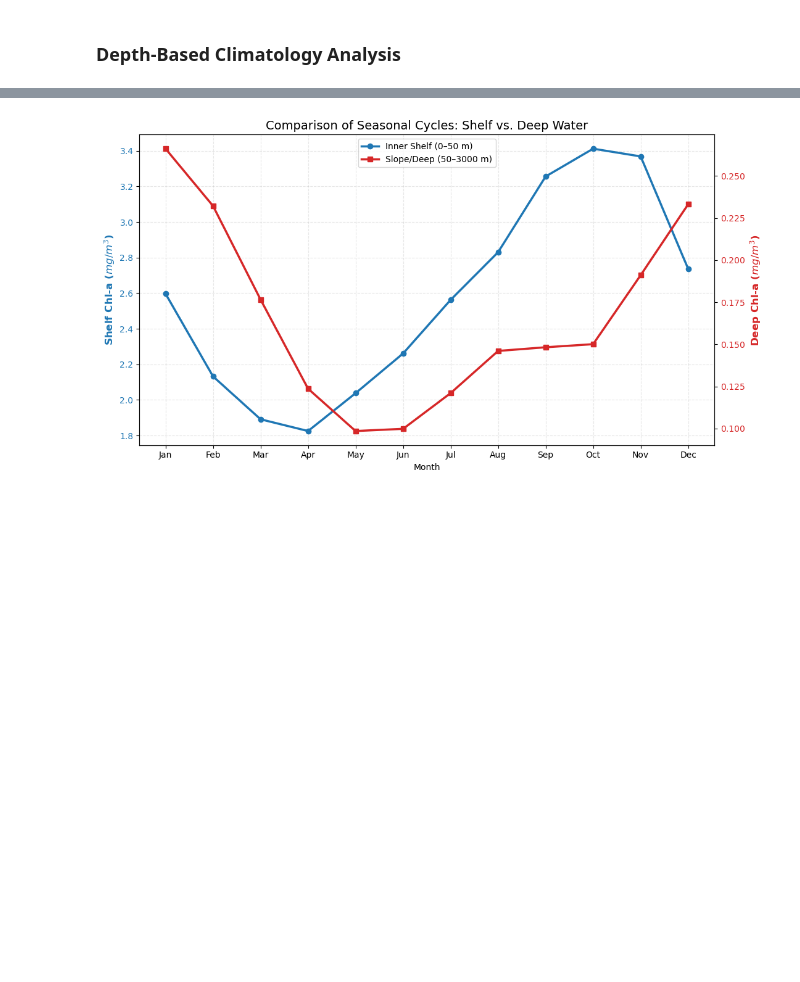
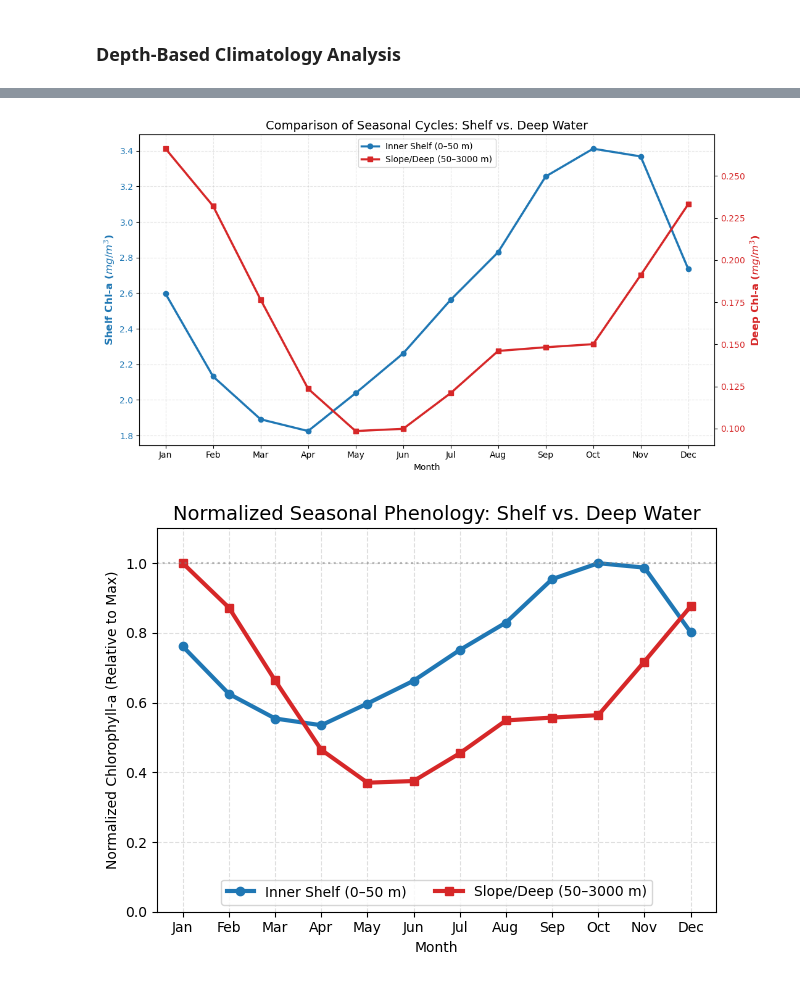
Before and after one commit to eqmh/plankton_imaging, a Jupyter notebook: satellite_data/chla_minmax-1.ipynb, the cells around one changed output, grey strips where cells are left out. Saved outputs shown, nothing was run; the diff lists cells and outputs as text; code cells hidden in the pictures; blank space fills up the shorter version.

Commit message:
Add plot with normalized curves

```diff
--- a/satellite_data/chla_minmax-1.ipynb
+++ b/satellite_data/chla_minmax-1.ipynb
@@ -299,36 +299,58 @@ mask_50_3000 = (topo_interp < -50) & (topo_interp >= -3000)
 shelf_mean = climatology_sub.where(mask_0_50).mean(dim=['latitude', 'longitude'])
 deep_mean = climatology_sub.where(mask_50_3000).mean(dim=['latitude', 'longitude'])
 
+# Normalization: Value / Max Value
+shelf_norm = shelf_mean / shelf_mean.max()
+deep_norm = deep_mean / deep_mean.max()
+
 # --- 4. Plot Seasonal Curves with Dual Y-Axes ---
 fig, ax1 = plt.subplots(figsize=(11, 6))
 
 months = np.arange(1, 13)
 month_names = ['Jan', 'Feb', 'Mar', 'Apr', 'May', 'Jun', 'Jul', 'Aug', 'Sep', 'Oct', 'Nov', 'Dec']
 
 # Left Axis: Inner Shelf
 color_shelf = '#1f77b4'
 lns1 = ax1.plot(months, shelf_mean, 'o-', color=color_shelf, linewidth=2.5, label='Inner Shelf (0–50 m)')
 ax1.set_xlabel('Month')
 ax1.set_ylabel('Shelf Chl-a ($mg/m^3$)', color=color_shelf, fontsize=12, fontweight='bold')
 ax1.tick_params(axis='y', labelcolor=color_shelf)
 ax1.grid(True, linestyle='--', alpha=0.3)
 
 # Right Axis: Deep Water
 ax2 = ax1.twinx()  # Create the second axis
 color_deep = '#d62728'
 lns2 = ax2.plot(months, deep_mean, 's-', color=color_deep, linewidth=2.5, label='Slope/Deep (50–3000 m)')
 ax2.set_ylabel('Deep Chl-a ($mg/m^3$)', color=color_deep, fontsize=12, fontweight='bold')
 ax2.tick_params(axis='y', labelcolor=color_deep)
 
 # Combine legends from both axes
 lns = lns1 + lns2
 labs = [l.get_label() for l in lns]
 ax1.legend(lns, labs, loc='upper center', frameon=True)
 
 plt.xticks(months, month_names)
 plt.title('Comparison of Seasonal Cycles: Shelf vs. Deep Water', fontsize=14)
 fig.tight_layout()
 plt.show()
+
+plt.plot(months, shelf_norm, 'o-', color='#1f77b4', linewidth=3, label='Inner Shelf (0–50 m)')
+plt.plot(months, deep_norm, 's-', color='#d62728', linewidth=3, label='Slope/Deep (50–3000 m)')
+
+# Reference line at 1.0
+plt.axhline(1.0, color='gray', linestyle=':', alpha=0.5)
+
+plt.grid(True, linestyle='--', alpha=0.4)
+plt.xticks(months, month_names)
+plt.ylabel('Normalized Chlorophyll-a (Relative to Max)')
+plt.xlabel('Month')
+plt.title('Normalized Seasonal Phenology: Shelf vs. Deep Water', fontsize=14)
+plt.ylim(0, 1.1) # Set limits to focus on the shape
+plt.legend(frameon=True, loc='lower center', ncol=2)
+
+plt.tight_layout()
+plt.show()
 # %% [output]
 [figure]
 [figure]
+[figure, added]
```
